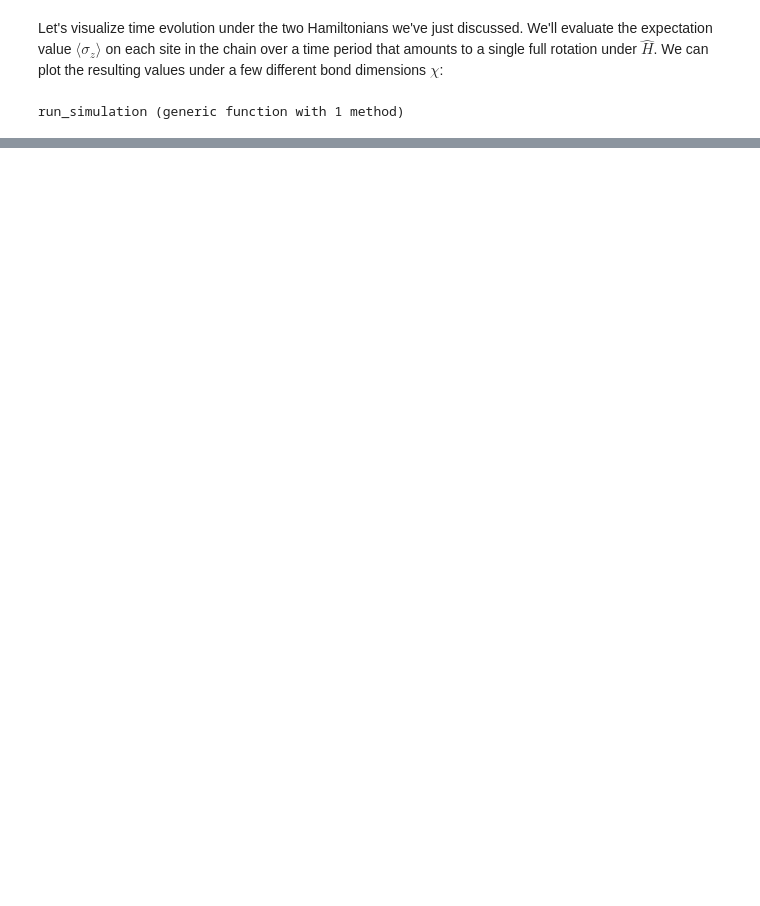
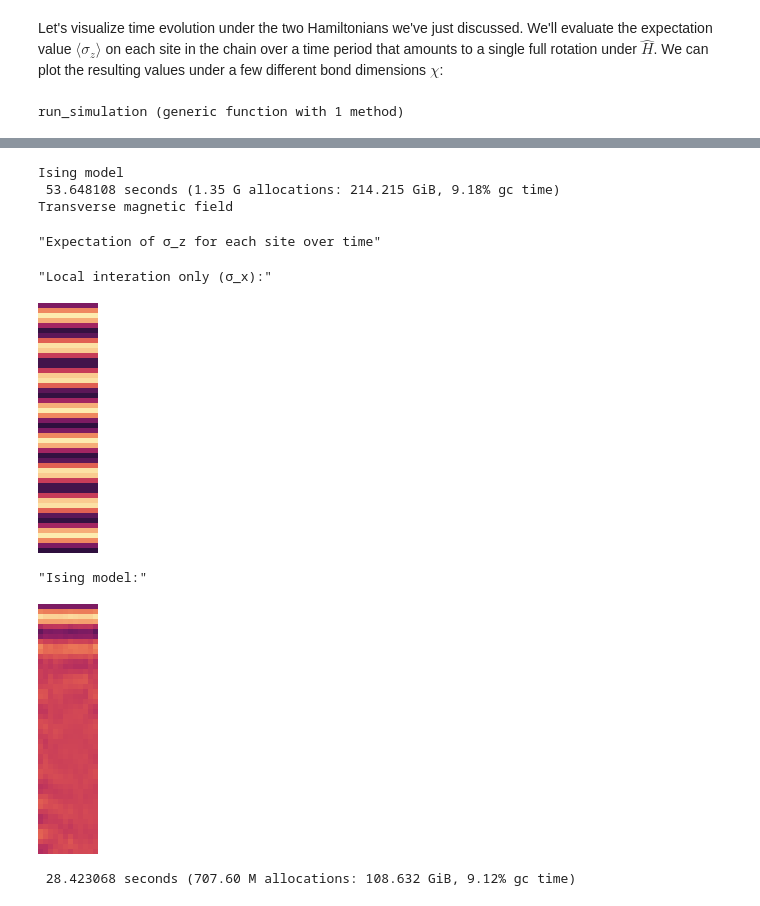
Before and after one commit to gl3nnleblanc/qusp, a Jupyter notebook: examples/local_block_evolution.ipynb, the cells around one changed output, grey strips where cells are left out. Drawn from its saved outputs; the diff is of its cells as text; code cells hidden in the pictures; blank space fills up the shorter version.

```diff
--- a/examples/local_block_evolution.ipynb
+++ b/examples/local_block_evolution.ipynb
@@ -348,0 +353,16 @@ Transverse magnetic field
+# %%
+# Increase relative strength of transverse magnetic field by factor of four
+J = 4
+ising = Hamiltonian(σ_z ⊗ σ_z, J * σ_x)
+local_only_ising = Hamiltonian(0 * (σ_z ⊗ σ_z), J * σ_x)
+run_simulation(2^4)
+# %% [output]
+Ising model
+ 53.648108 seconds (1.35 G allocations: 214.215 GiB, 9.18% gc time)
+Transverse magnetic field
+"Expectation of σ_z for each site over time"
+"Local interation only (σ_x):"
+[figure, added]
+"Ising model:"
+[figure, added]
+ 28.423068 seconds (707.60 M allocations: 108.632 GiB, 9.12% gc time)
```
Also changed, not shown: parts of 14 cells of this notebook.
